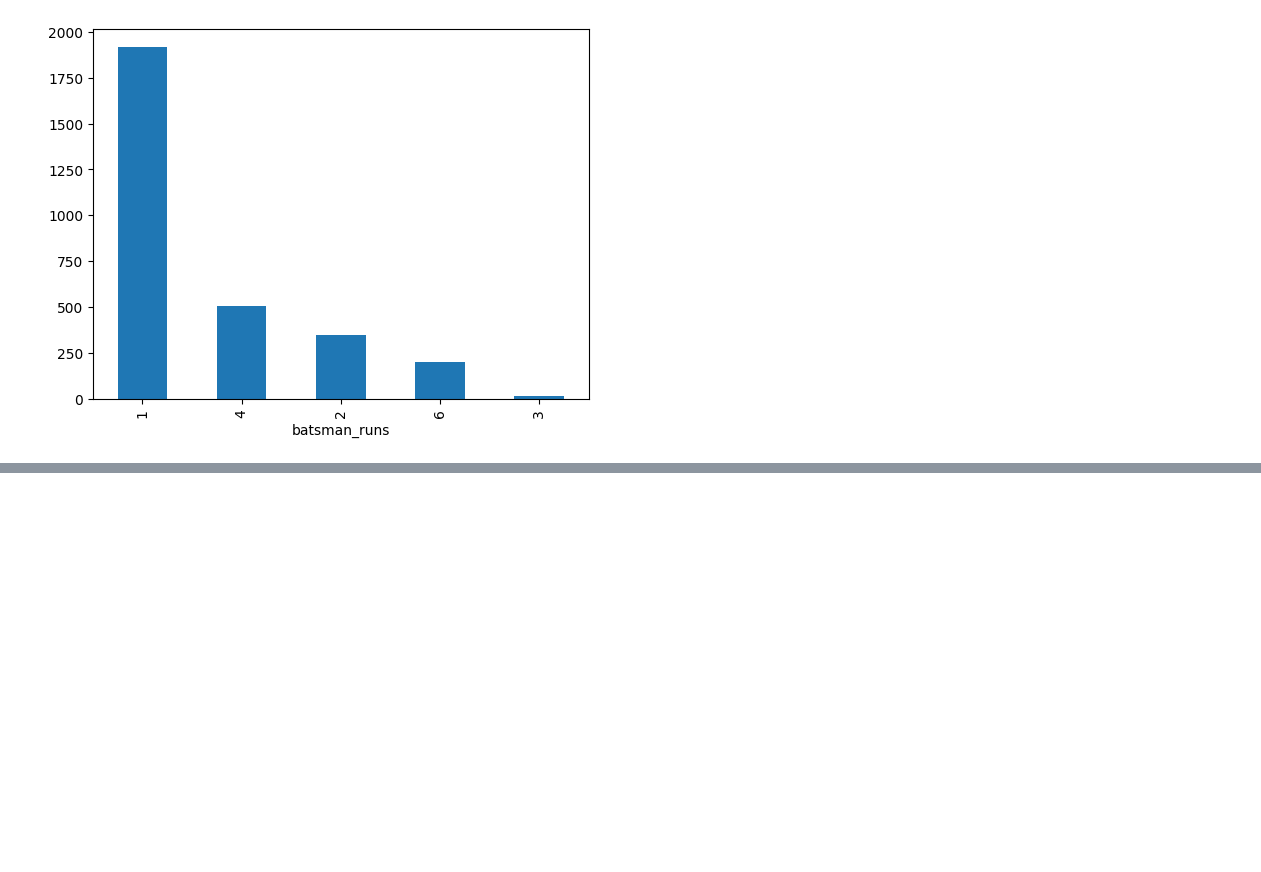
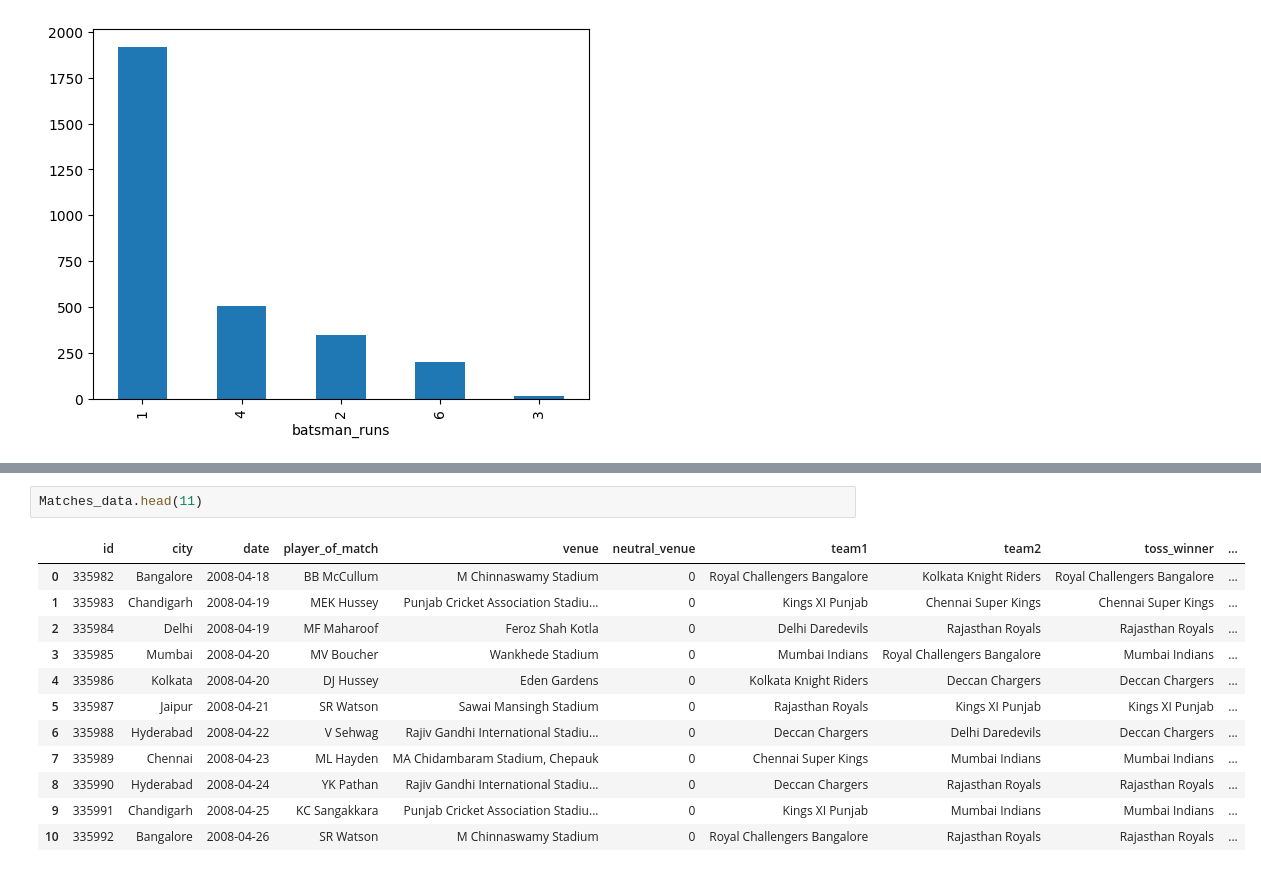
Before and after one commit to Nishantthakurrr/Sports-Data-Analysis-Ipl, a Jupyter notebook: Sports_Data_Analysis.ipynb, the cells around one changed output, grey strips where cells are left out. Drawn from its saved outputs; the diff is of its cells as text; blank space fills up the shorter version.

```diff
--- a/Sports_Data_Analysis.ipynb
+++ b/Sports_Data_Analysis.ipynb
@@ -255,0 +307,15 @@ Runs.plot(kind="bar") # As you can see virat kohli has most numbers of hits for
+# %%
+Matches_data.head(11)
+# %% [output]
+|  | id | city | date | player_of_match | venue | neutral_venue | team1 | team2 | toss_winner | ... |
+| 0 | 335982 | Bangalore | 2008-04-18 | BB McCullum | M Chinnaswamy Stadium | 0 | Royal Challengers Bangalore | Kolkata Knight Riders | Royal Challengers Bangalore | ... |
+| 1 | 335983 | Chandigarh | 2008-04-19 | MEK Hussey | Punjab Cricket Association Stadiu... | 0 | Kings XI Punjab | Chennai Super Kings | Chennai Super Kings | ... |
+| 2 | 335984 | Delhi | 2008-04-19 | MF Maharoof | Feroz Shah Kotla | 0 | Delhi Daredevils | Rajasthan Royals | Rajasthan Royals | ... |
+| 3 | 335985 | Mumbai | 2008-04-20 | MV Boucher | Wankhede Stadium | 0 | Mumbai Indians | Royal Challengers Bangalore | Mumbai Indians | ... |
+| 4 | 335986 | Kolkata | 2008-04-20 | DJ Hussey | Eden Gardens | 0 | Kolkata Knight Riders | Deccan Chargers | Deccan Chargers | ... |
+| 5 | 335987 | Jaipur | 2008-04-21 | SR Watson | Sawai Mansingh Stadium | 0 | Rajasthan Royals | Kings XI Punjab | Kings XI Punjab | ... |
+| 6 | 335988 | Hyderabad | 2008-04-22 | V Sehwag | Rajiv Gandhi International Stadiu... | 0 | Deccan Chargers | Delhi Daredevils | Deccan Chargers | ... |
+| 7 | 335989 | Chennai | 2008-04-23 | ML Hayden | MA Chidambaram Stadium, Chepauk | 0 | Chennai Super Kings | Mumbai Indians | Mumbai Indians | ... |
+| 8 | 335990 | Hyderabad | 2008-04-24 | YK Pathan | Rajiv Gandhi International Stadiu... | 0 | Deccan Chargers | Rajasthan Royals | Rajasthan Royals | ... |
+| 9 | 335991 | Chandigarh | 2008-04-25 | KC Sangakkara | Punjab Cricket Association Stadiu... | 0 | Kings XI Punjab | Mumbai Indians | Mumbai Indians | ... |
+| 10 | 335992 | Bangalore | 2008-04-26 | SR Watson | M Chinnaswamy Stadium | 0 | Royal Challengers Bangalore | Rajasthan Royals | Rajasthan Royals | ... |
```
Also changed, not shown: parts of 11 cells of this notebook.
